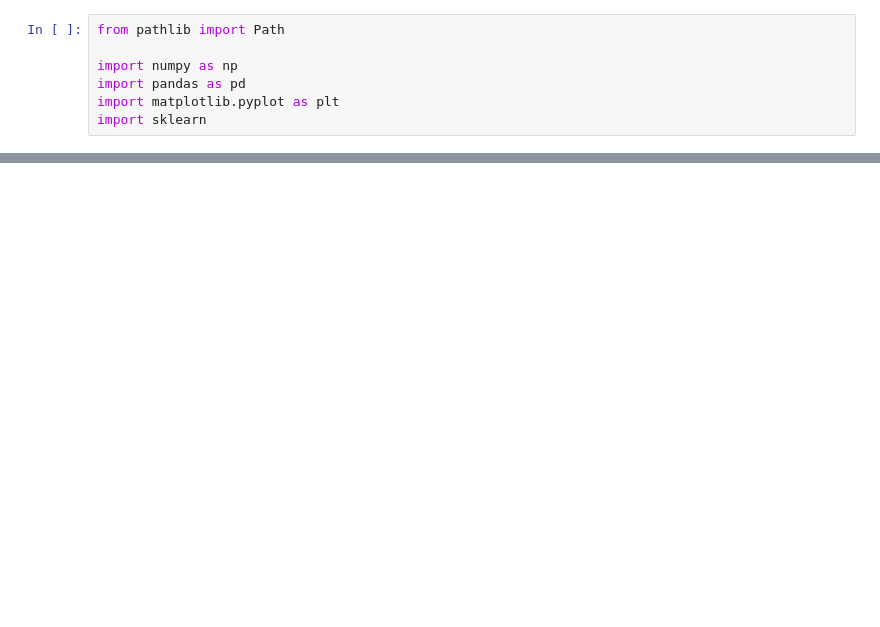
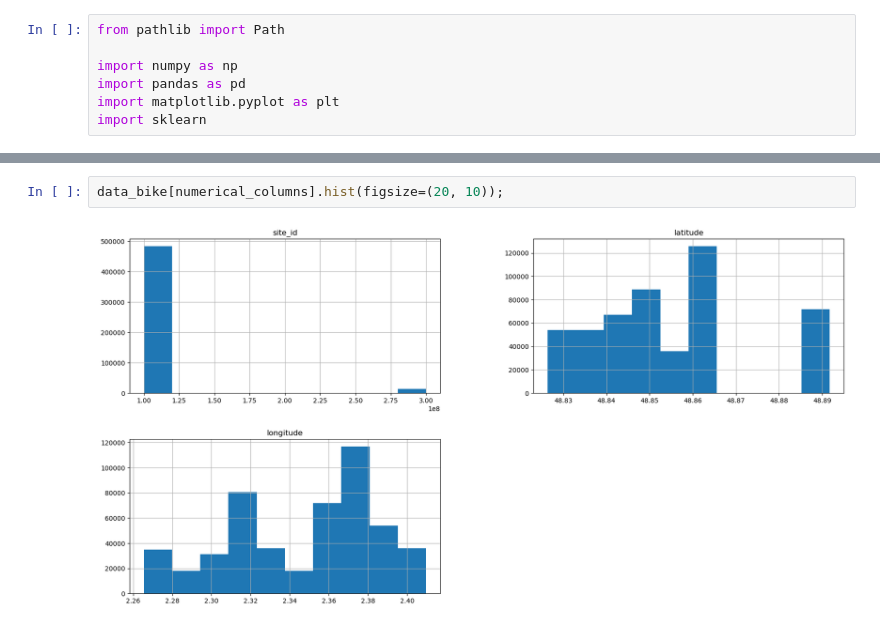
Before and after one commit to thom1100/bike_counters_, a Jupyter notebook: Data_optimization.ipynb, the cells around one changed output, grey strips where cells are left out. Cells and saved outputs as stored; diff of their text form; blank space fills up the shorter version.

```diff
--- a/Data_optimization.ipynb
+++ b/Data_optimization.ipynb
@@ -29,0 +86,4 @@ data.describe()
+# %%
+data_bike[numerical_columns].hist(figsize=(20, 10));
+# %% [output]
+[figure, added]
```
Also changed, not shown: parts of 7 cells of this notebook.
